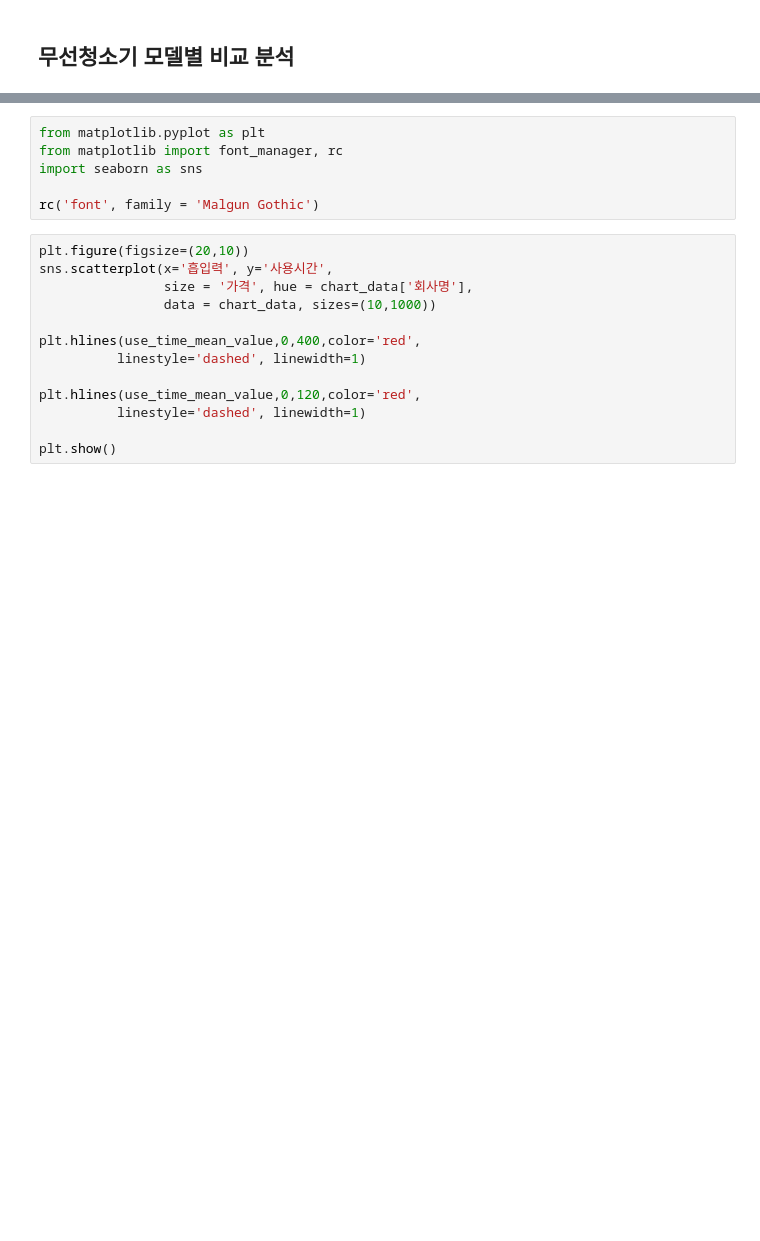
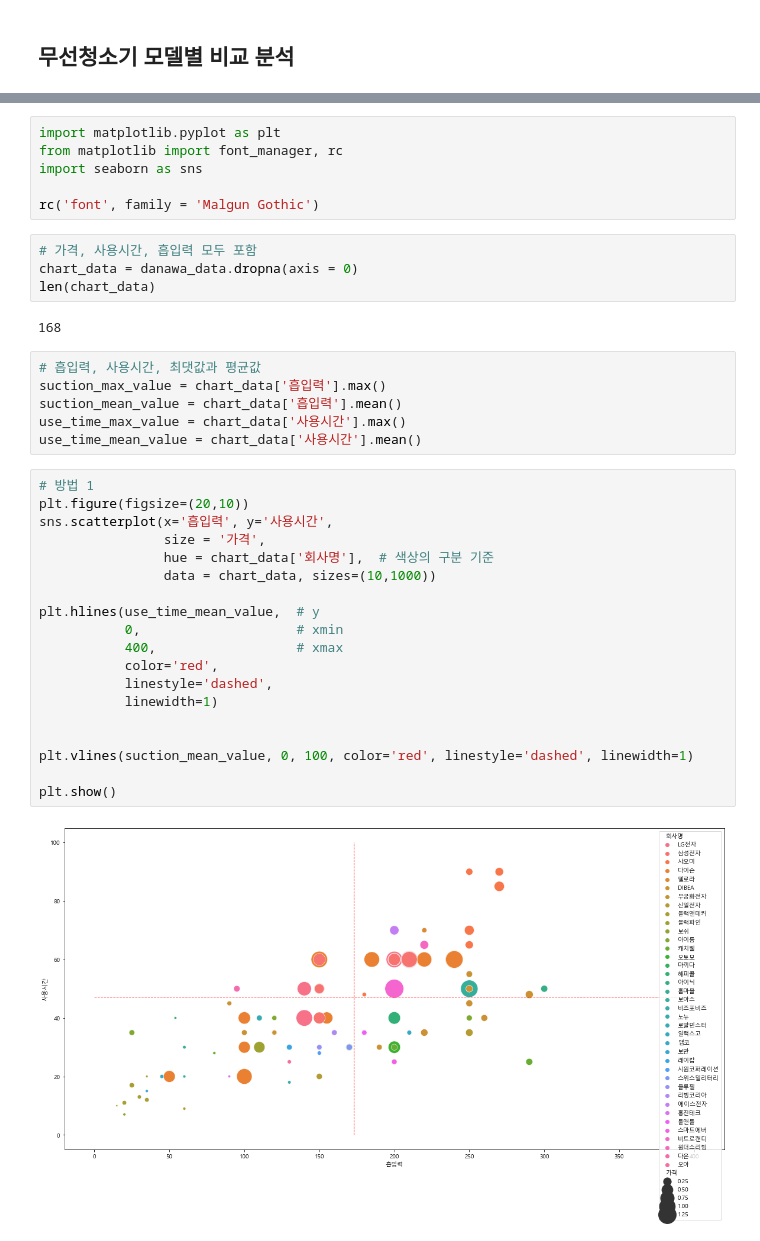
Before and after one commit to Hongbi-Kim/DataAnalysis, a Jupyter notebook: 데이터분석_실무파이썬_강아지/7-1. 무선청소기.ipynb, the cells around one changed output, grey strips where cells are left out. Drawn from its saved outputs; the diff is of its cells as text; blank space fills up the shorter version.

```diff
--- a/데이터분석_실무파이썬_강아지/7-1. 무선청소기.ipynb
+++ b/데이터분석_실무파이썬_강아지/7-1. 무선청소기.ipynb
@@ -611,19 +639,39 @@ top_list.head()
 # %%
-from matplotlib.pyplot as plt
+import matplotlib.pyplot as plt
 from matplotlib import font_manager, rc
 import seaborn as sns
 
 rc('font', family = 'Malgun Gothic')
+# %%
+# 가격, 사용시간, 흡입력 모두 포함
+chart_data = danawa_data.dropna(axis = 0)
+len(chart_data)
+# %% [output]
+168
+# %%
+# 흡입력, 사용시간, 최댓값과 평균값
+suction_max_value = chart_data['흡입력'].max()
+suction_mean_value = chart_data['흡입력'].mean()
+use_time_max_value = chart_data['사용시간'].max()
+use_time_mean_value = chart_data['사용시간'].mean()
 # %%
+# 방법 1
 plt.figure(figsize=(20,10))
 sns.scatterplot(x='흡입력', y='사용시간',
-                size = '가격', hue = chart_data['회사명'],
+                size = '가격',
+                hue = chart_data['회사명'],  # 색상의 구분 기준
                 data = chart_data, sizes=(10,1000))
 
-plt.hlines(use_time_mean_value,0,400,color='red',
-          linestyle='dashed', linewidth=1)
+plt.hlines(use_time_mean_value,  # y
+           0,                    # xmin
+           400,                  # xmax
+           color='red',
+           linestyle='dashed',
+           linewidth=1)
 
-plt.hlines(use_time_mean_value,0,120,color='red',
-          linestyle='dashed', linewidth=1)
+
+plt.vlines(suction_mean_value, 0, 100, color='red', linestyle='dashed', linewidth=1)
 
 plt.show()
+# %% [output]
+[figure, added]
```
Also changed, not shown: parts of 31 cells of this notebook, 1 other file.
